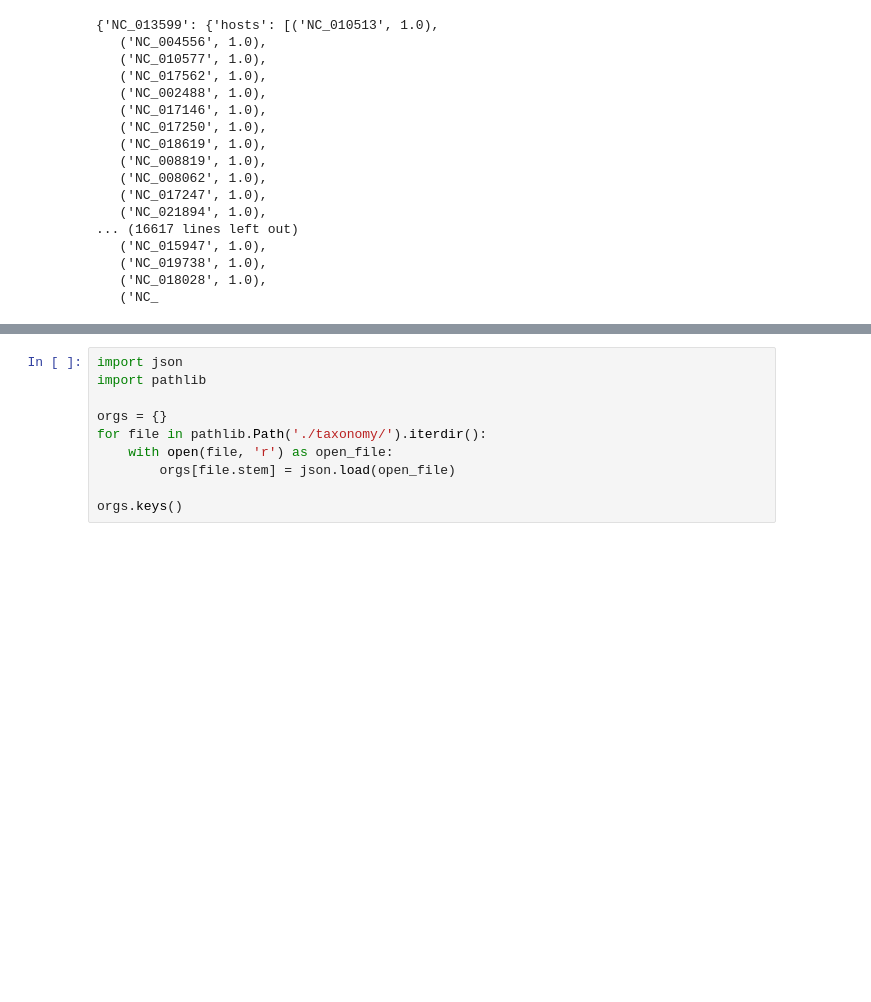
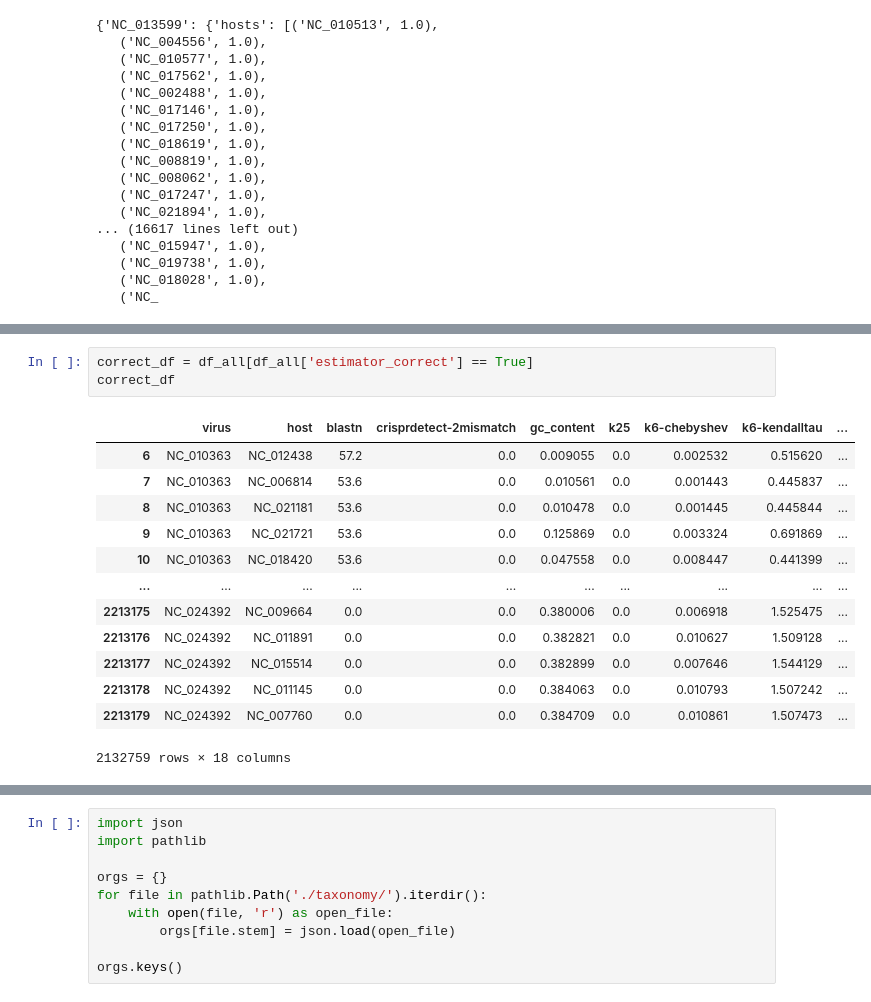
Before and after one commit to mikrzol/ML_bacteriophage_host_predicting, a Jupyter notebook: r_forest.ipynb, the cells around one changed output, grey strips where cells are left out. Cells and saved outputs as stored; diff of their text form; blank space fills up the shorter version.

```diff
--- a/r_forest.ipynb
+++ b/r_forest.ipynb
@@ -286,0 +430,17 @@ best_hosts
+# %%
+correct_df = df_all[df_all['estimator_correct'] == True]
+correct_df
+# %% [output]
+|  | virus | host | blastn | crisprdetect-2mismatch | gc_content | k25 | k6-chebyshev | k6-kendalltau | ... |
+| 6 | NC_010363 | NC_012438 | 57.2 | 0.0 | 0.009055 | 0.0 | 0.002532 | 0.515620 | ... |
+| 7 | NC_010363 | NC_006814 | 53.6 | 0.0 | 0.010561 | 0.0 | 0.001443 | 0.445837 | ... |
+| 8 | NC_010363 | NC_021181 | 53.6 | 0.0 | 0.010478 | 0.0 | 0.001445 | 0.445844 | ... |
+| 9 | NC_010363 | NC_021721 | 53.6 | 0.0 | 0.125869 | 0.0 | 0.003324 | 0.691869 | ... |
+| 10 | NC_010363 | NC_018420 | 53.6 | 0.0 | 0.047558 | 0.0 | 0.008447 | 0.441399 | ... |
+| ... | ... | ... | ... | ... | ... | ... | ... | ... | ... |
+| 2213175 | NC_024392 | NC_009664 | 0.0 | 0.0 | 0.380006 | 0.0 | 0.006918 | 1.525475 | ... |
+| 2213176 | NC_024392 | NC_011891 | 0.0 | 0.0 | 0.382821 | 0.0 | 0.010627 | 1.509128 | ... |
+| 2213177 | NC_024392 | NC_015514 | 0.0 | 0.0 | 0.382899 | 0.0 | 0.007646 | 1.544129 | ... |
+| 2213178 | NC_024392 | NC_011145 | 0.0 | 0.0 | 0.384063 | 0.0 | 0.010793 | 1.507242 | ... |
+| 2213179 | NC_024392 | NC_007760 | 0.0 | 0.0 | 0.384709 | 0.0 | 0.010861 | 1.507473 | ... |
+2132759 rows × 18 columns
```
Also changed, not shown: parts of 53 cells of this notebook, 1 other file.
